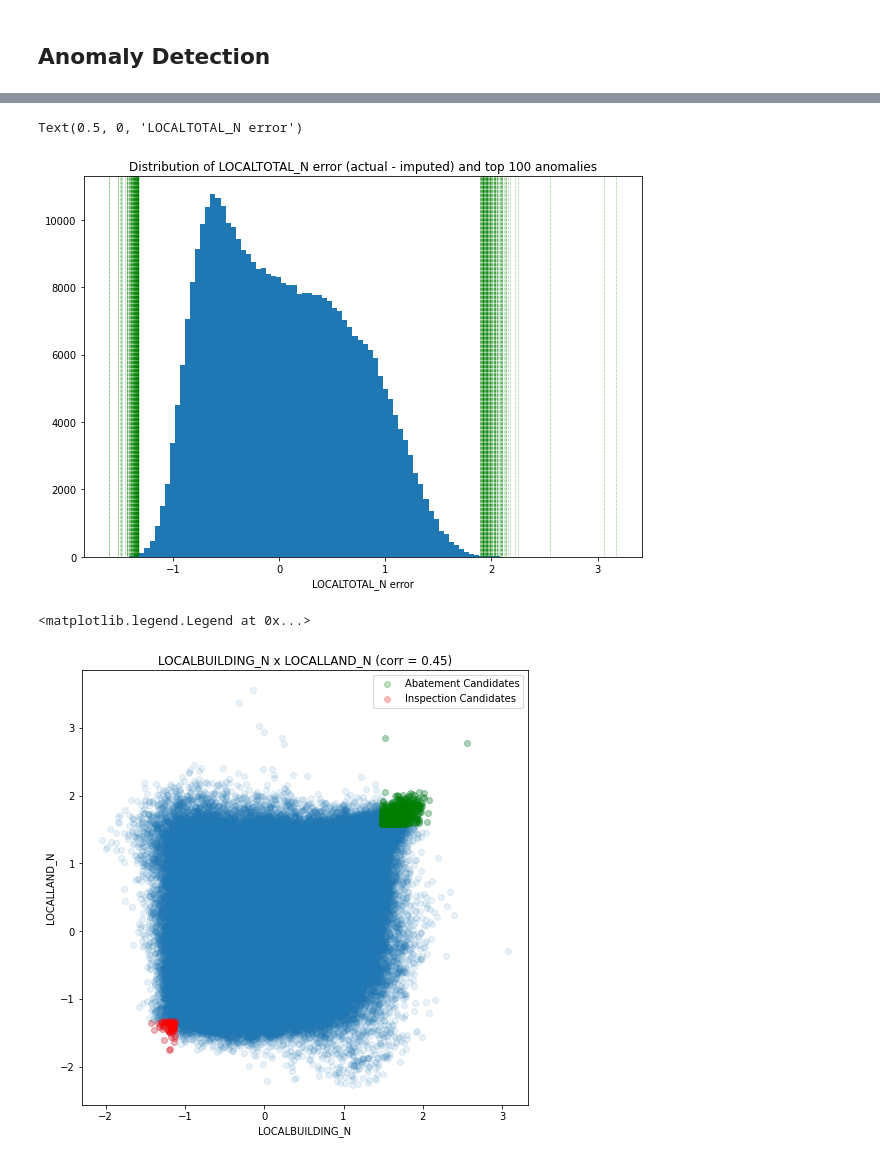
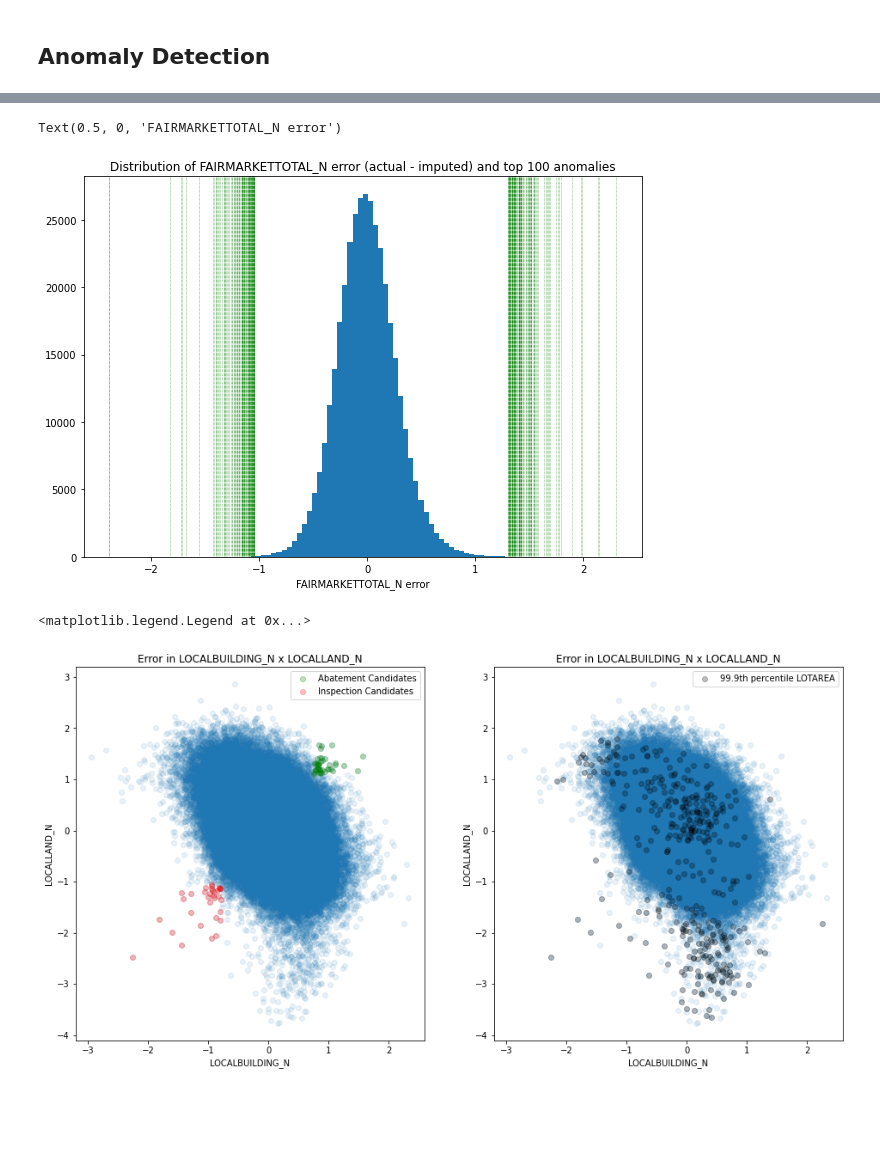
Before and after one commit to vincenzon/Impute, a Jupyter notebook: Assessment.ipynb, the cells around one changed output, grey strips where cells are left out. Saved outputs shown, nothing was run; the diff lists cells and outputs as text; code cells hidden in the pictures; blank space fills up the shorter version.

```diff
--- a/Assessment.ipynb
+++ b/Assessment.ipynb
@@ -340,6 +340,7 @@ W.shape
 # %%
+ic = df_dat.columns.to_list().index('LOCALTOTAL_N')
 fig, ax = plt.subplots(figsize = (10,7))
-x = W[:,10][(N[:,10] != 0) & (N[:,10] != 0)]
+x = W[:,ic]
 z = np.sort(x)
 a = 100
 ax.hist(x, 100);
@@ -349,27 +350,37 @@ for i in range(a):
 ax.set_title(f"Distribution of {df_dat.columns[10]} error (actual - imputed) and top {a} anomalies")
 ax.set_xlabel(f"{df_dat.columns[10]} error")
 # %% [output]
-Text(0.5, 0, 'LOCALTOTAL_N error')
+Text(0.5, 0, 'FAIRMARKETTOTAL_N error')
-[figure, old version]
+[figure, new version]
 # %%
-fig, ax = plt.subplots(figsize = (8,8))
-x = W[:,8][(N[:,8] != 0) & (N[:,9] != 0)]
-y = W[:,9][(N[:,8] != 0) & (N[:,9] != 0)]
+ic = df_dat.columns.to_list().index('LOCALBUILDING_N')
+jc = df_dat.columns.to_list().index('LOCALLAND_N')
+
+fig, ax = plt.subplots(1, 2, figsize = (16, 8))
+x = W[:,ic]
+y = W[:,jc]
 r = np.corrcoef(x, y)[0,1]
-A = (x > np.percentile(x, 99)) & (y > np.percentile(y, 99))
-I = (x < np.percentile(x, 1)) & (y < np.percentile(y, 1))
+A = (x > np.percentile(x, 98)) & (y > np.percentile(y, 98))
+I = (x < np.percentile(x, 2)) & (y < np.percentile(y, 2))
 
-ax.scatter(x, y, alpha = 0.1)
-ax.scatter(x[A], y[A], color = 'g',
+ax[0].scatter(x, y, alpha = 0.1)
+ax[0].scatter(x[A], y[A], color = 'g',
            label = 'Abatement Candidates', alpha = 0.25)
-ax.scatter(x[I], y[I], color = 'r',
+ax[0].scatter(x[I], y[I], color = 'r',
            label = 'Inspection Candidates', alpha = 0.25)
-ax.set_title(f"{df_dat.columns[8]} x {df_dat.columns[9]} (corr = {r:.2f})")
-#ax.set_xlim(np.percentile(x, [0.01,99.9]))
-#ax.set_ylim(np.percentile(y, [0.01,99.9]))
-ax.set_xlabel(f"{df_dat.columns[8]}")
-ax.set_ylabel(f"{df_dat.columns[9]}")
-ax.legend()
+ax[0].set_title(f"Error in {df_dat.columns[ic]} x {df_dat.columns[jc]}")
+ax[0].set_xlabel(f"{df_dat.columns[ic]}")
+ax[0].set_ylabel(f"{df_dat.columns[jc]}")
+ax[0].legend()
+
+kc = df_dat.columns.to_list().index('LOTAREA_N')
+K = (df_dat.values[:,kc] > 0.999)
+ax[1].scatter(x, y, alpha = 0.1)
+ax[1].scatter(x[K], y[K], color = 'k', label = '99.9th percentile LOTAREA', alpha = 0.25)
+ax[1].set_title(f"Error in {df_dat.columns[ic]} x {df_dat.columns[jc]}")
+ax[1].set_xlabel(f"{df_dat.columns[ic]}")
+ax[1].set_ylabel(f"{df_dat.columns[jc]}")
+ax[1].legend()
 # %% [output]
 <matplotlib.legend.Legend at 0x...>
-[figure, old version]
+[figure, new version]
```
Also changed, not shown: parts of 12 cells of this notebook, 1 other file.
